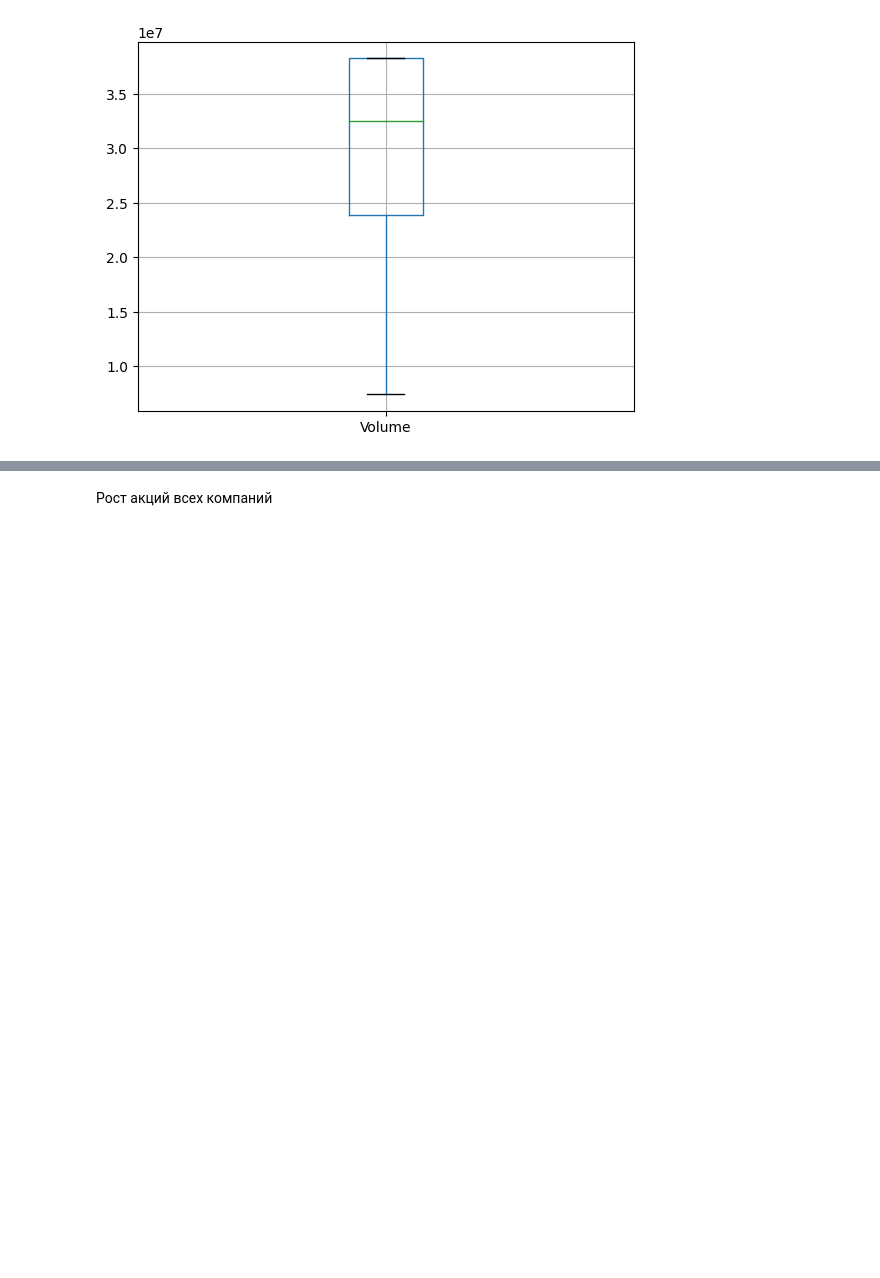
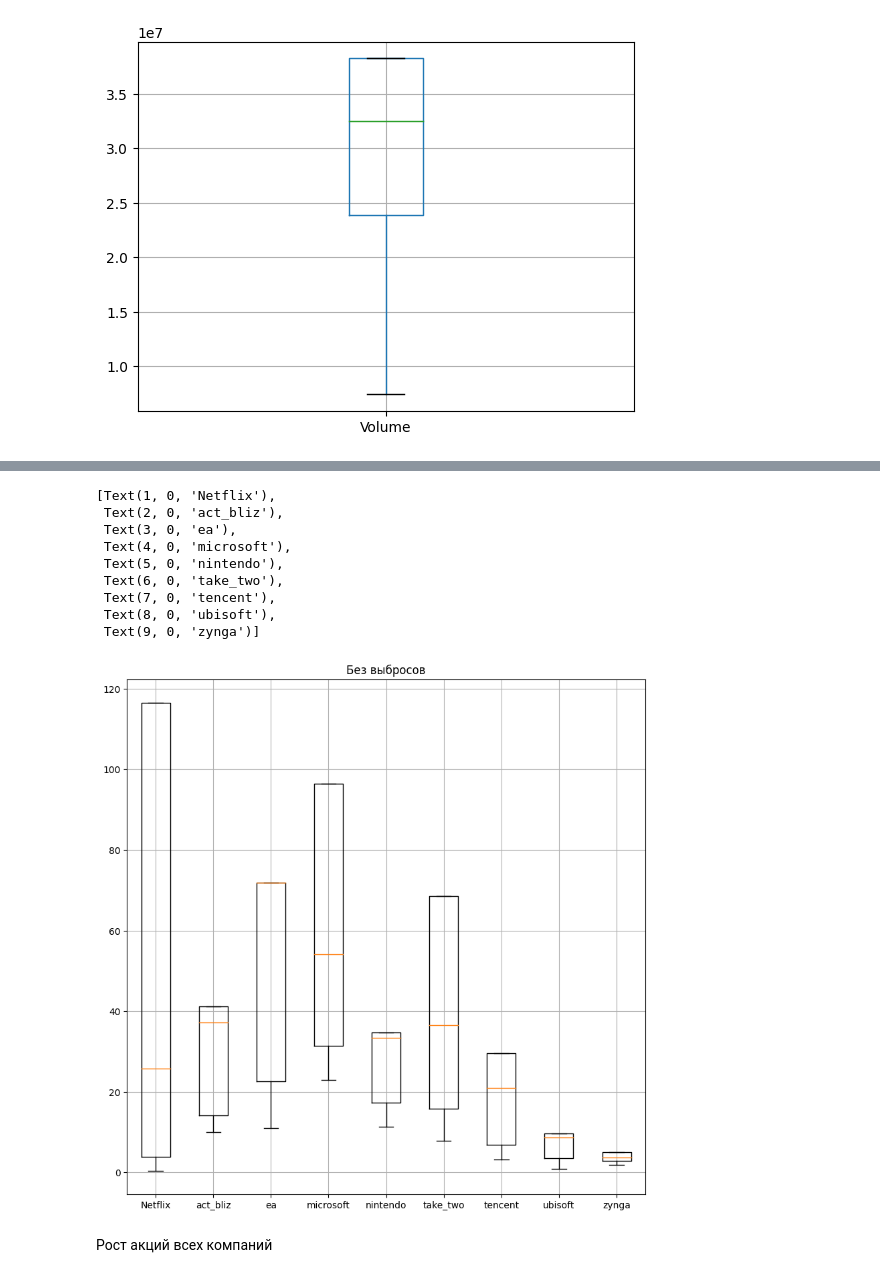
Before and after one commit to DrPepper18/StockPrediction, a Jupyter notebook: DataAnalysis_final.ipynb, the cells around one changed output, grey strips where cells are left out. Saved outputs shown, nothing was run; the diff lists cells and outputs as text; code cells hidden in the pictures; blank space fills up the shorter version.

```diff
--- a/DataAnalysis_final.ipynb
+++ b/DataAnalysis_final.ipynb
@@ -210,2 +224,22 @@ MEAN SCORE: 0.14675555555555556
+# %%
+for key in data.keys():
+    mean = np.mean(data[key])
+    data[key] = [data[key][i] if data[key][i] <= mean else mean for i in range(len(data[key]))]
+fig, ax = plt.subplots()
+ax.boxplot(data.values())
+plt.title('Без выбросов')
+plt.grid(True)
+ax.set_xticklabels(data.keys())
+# %% [output]
+[Text(1, 0, 'Netflix'),
+ Text(2, 0, 'act_bliz'),
+ Text(3, 0, 'ea'),
+ Text(4, 0, 'microsoft'),
+ Text(5, 0, 'nintendo'),
+ Text(6, 0, 'take_two'),
+ Text(7, 0, 'tencent'),
+ Text(8, 0, 'ubisoft'),
+ Text(9, 0, 'zynga')]
+[figure, added]
 # %% [markdown]
 Рост акций всех компаний
```
Also changed, not shown: parts of 17 cells of this notebook.
